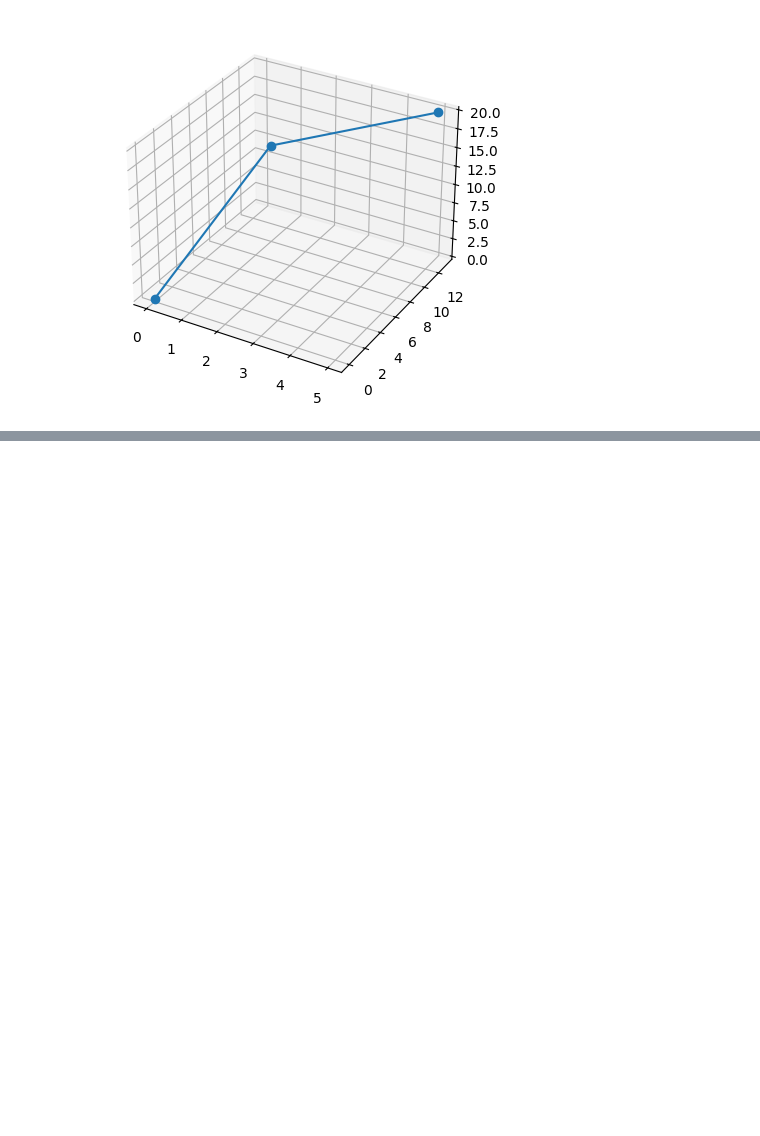
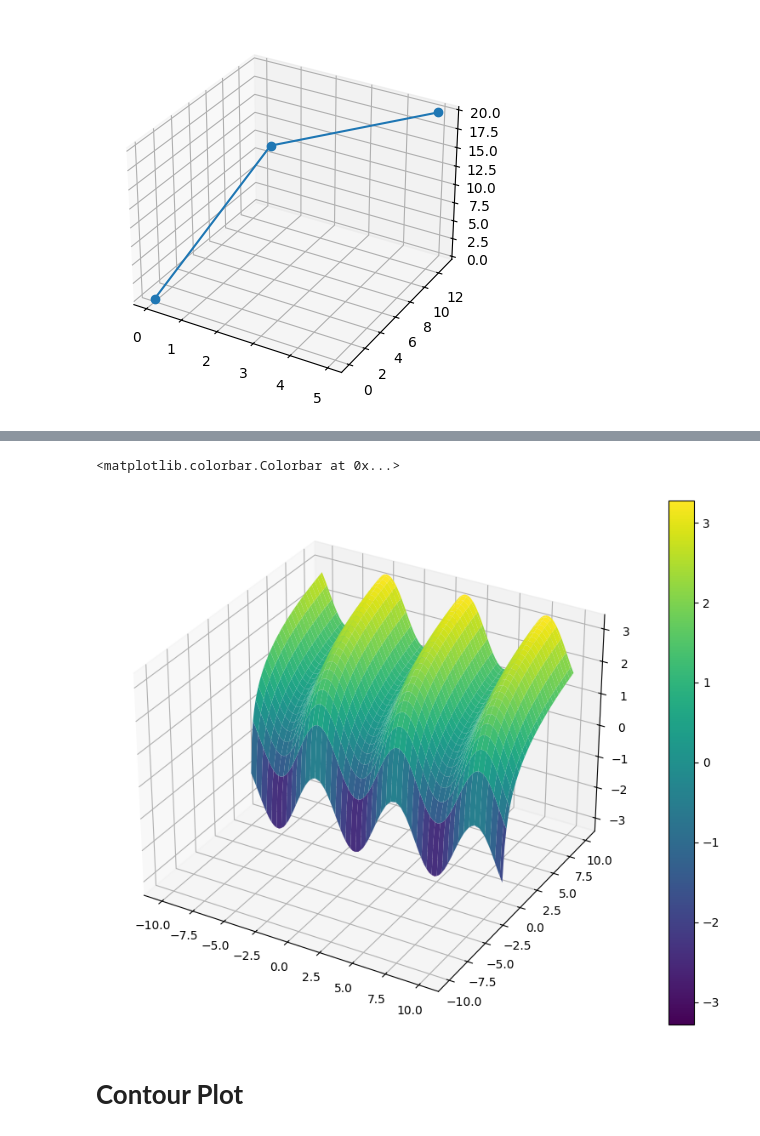
Before and after one commit to UKD1211/DataScience_Slogbook_ISI_placement_prep, a Jupyter notebook: advanced_matplotlib.ipynb, the cells around one changed output, grey strips where cells are left out. Saved outputs shown, nothing was run; the diff lists cells and outputs as text; code cells hidden in the pictures; blank space fills up the shorter version.

```diff
--- a/advanced_matplotlib.ipynb
+++ b/advanced_matplotlib.ipynb
@@ -261,0 +322,11 @@ ax.plot(x,y,z, marker='o')
+# %%
+z = np.sin(xx) + np.log(yy)
+fig = plt.figure(figsize = (12,8))
+ax = fig.add_subplot(projection = '3d')
+surface = ax.plot_surface(xx,yy,z,cmap='viridis')
+fig.colorbar(surface)
+# %% [output]
+<matplotlib.colorbar.Colorbar at 0x...>
+[figure, added]
+# %% [markdown]
+# **Contour Plot**
```
Also changed, not shown: parts of 54 cells of this notebook.
